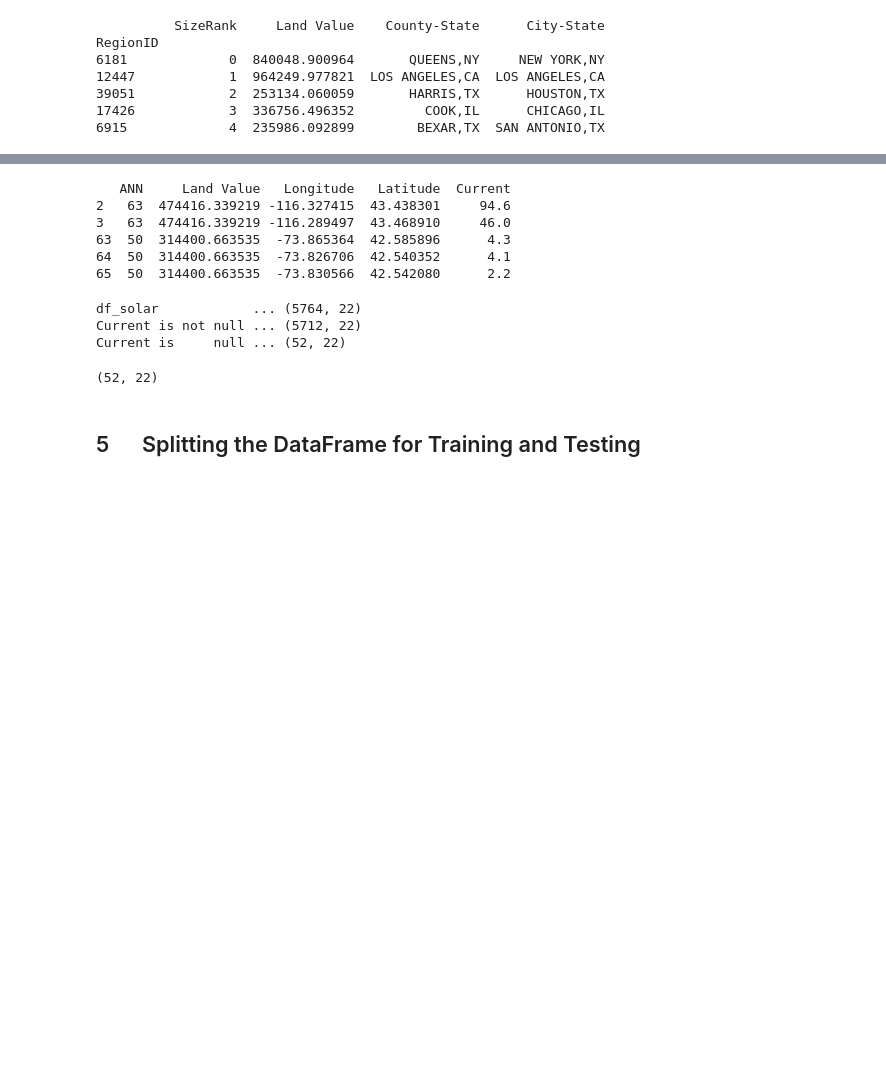
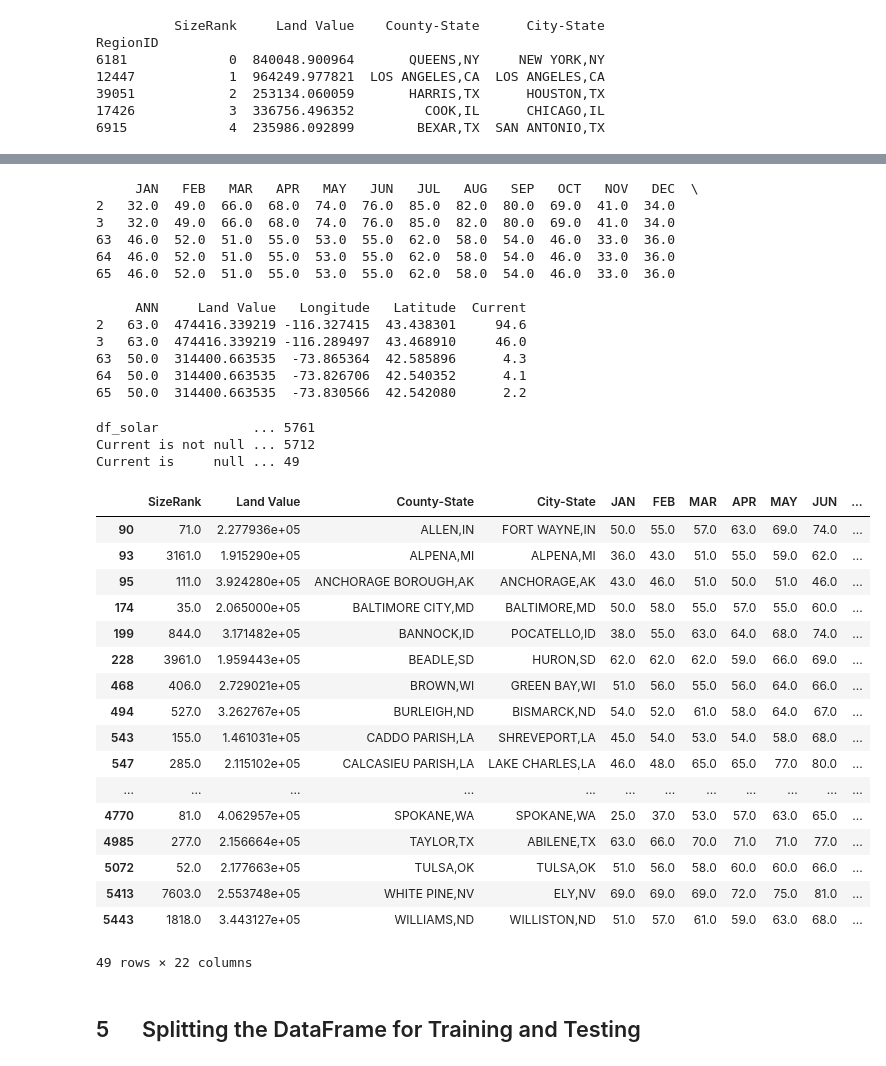
Before and after one commit to Nathan-Oyama-Personal/berkeley-ai, a Jupyter notebook: module20/eda.ipynb, the cells around one changed output, grey strips where cells are left out. Cells and saved outputs as stored; diff of their text form; code cells hidden in the pictures; blank space fills up the shorter version.

```diff
--- a/module20/eda.ipynb
+++ b/module20/eda.ipynb
@@ -303,0 +440,2 @@ df_sunshine
+# %%
+df_sunshine.dropna(inplace=True)
@@ -415,29 +693,54 @@ print(df_solar.shape)
 # %%
 df_solar_ml = pd.DataFrame()
 df_solar_ml = df_solar[[
+    'JAN','FEB','MAR','APR','MAY','JUN','JUL','AUG','SEP','OCT','NOV','DEC',
     'ANN', 'Land Value', 'Longitude', 'Latitude', 'Current'
-    ]].query('ANN.notnull()') # SizeRank?
+    ]].query('ANN.notnull()')
 
 print(df_solar_ml.head())
 # %% [output]
-   ANN     Land Value   Longitude   Latitude  Current
-2   63  474416.339219 -116.327415  43.438301     94.6
-3   63  474416.339219 -116.289497  43.468910     46.0
-63  50  314400.663535  -73.865364  42.585896      4.3
-64  50  314400.663535  -73.826706  42.540352      4.1
-65  50  314400.663535  -73.830566  42.542080      2.2
+     JAN   FEB   MAR   APR   MAY   JUN   JUL   AUG   SEP   OCT   NOV   DEC  \
+2   32.0  49.0  66.0  68.0  74.0  76.0  85.0  82.0  80.0  69.0  41.0  34.0
+3   32.0  49.0  66.0  68.0  74.0  76.0  85.0  82.0  80.0  69.0  41.0  34.0
+63  46.0  52.0  51.0  55.0  53.0  55.0  62.0  58.0  54.0  46.0  33.0  36.0
+64  46.0  52.0  51.0  55.0  53.0  55.0  62.0  58.0  54.0  46.0  33.0  36.0
+65  46.0  52.0  51.0  55.0  53.0  55.0  62.0  58.0  54.0  46.0  33.0  36.0
+
+     ANN     Land Value   Longitude   Latitude  Current
+2   63.0  474416.339219 -116.327415  43.438301     94.6
+3   63.0  474416.339219 -116.289497  43.468910     46.0
+63  50.0  314400.663535  -73.865364  42.585896      4.3
+64  50.0  314400.663535  -73.826706  42.540352      4.1
+65  50.0  314400.663535  -73.830566  42.542080      2.2
 # %%
-print("df_solar            ...", df_solar.shape)
-print("Current is not null ...", df_solar.query('Current.notnull()').shape)
-print("Current is     null ...", df_solar.query('Current.isnull()' ).shape)
+print("df_solar            ...", df_solar.shape[0])
+print("Current is not null ...", df_solar.query('Current.notnull()').shape[0])
+print("Current is     null ...", df_solar.query('Current.isnull()' ).shape[0])
 # %% [output]
-df_solar            ... (5764, 22)
-Current is not null ... (5712, 22)
-Current is     null ... (52, 22)
+df_solar            ... 5761
+Current is not null ... 5712
+Current is     null ... 49
 # %%
-df_solar.query('Current.isnull()').shape
+df_solar.query('Longitude.isnull()')
 # %% [output]
+|  | SizeRank | Land Value | County-State | City-State | JAN | FEB | MAR | APR | MAY | JUN | ... |
+| 90 | 71.0 | 2.277936e+05 | ALLEN,IN | FORT WAYNE,IN | 50.0 | 55.0 | 57.0 | 63.0 | 69.0 | 74.0 | ... |
+| 93 | 3161.0 | 1.915290e+05 | ALPENA,MI | ALPENA,MI | 36.0 | 43.0 | 51.0 | 55.0 | 59.0 | 62.0 | ... |
+| 95 | 111.0 | 3.924280e+05 | ANCHORAGE BOROUGH,AK | ANCHORAGE,AK | 43.0 | 46.0 | 51.0 | 50.0 | 51.0 | 46.0 | ... |
+| 174 | 35.0 | 2.065000e+05 | BALTIMORE CITY,MD | BALTIMORE,MD | 50.0 | 58.0 | 55.0 | 57.0 | 55.0 | 60.0 | ... |
+| 199 | 844.0 | 3.171482e+05 | BANNOCK,ID | POCATELLO,ID | 38.0 | 55.0 | 63.0 | 64.0 | 68.0 | 74.0 | ... |
+| 228 | 3961.0 | 1.959443e+05 | BEADLE,SD | HURON,SD | 62.0 | 62.0 | 62.0 | 59.0 | 66.0 | 69.0 | ... |
+| 468 | 406.0 | 2.729021e+05 | BROWN,WI | GREEN BAY,WI | 51.0 | 56.0 | 55.0 | 56.0 | 64.0 | 66.0 | ... |
+| 494 | 527.0 | 3.262767e+05 | BURLEIGH,ND | BISMARCK,ND | 54.0 | 52.0 | 61.0 | 58.0 | 64.0 | 67.0 | ... |
+| 543 | 155.0 | 1.461031e+05 | CADDO PARISH,LA | SHREVEPORT,LA | 45.0 | 54.0 | 53.0 | 54.0 | 58.0 | 68.0 | ... |
+| 547 | 285.0 | 2.115102e+05 | CALCASIEU PARISH,LA | LAKE CHARLES,LA | 46.0 | 48.0 | 65.0 | 65.0 | 77.0 | 80.0 | ... |
+| ... | ... | ... | ... | ... | ... | ... | ... | ... | ... | ... | ... |
+| 4770 | 81.0 | 4.062957e+05 | SPOKANE,WA | SPOKANE,WA | 25.0 | 37.0 | 53.0 | 57.0 | 63.0 | 65.0 | ... |
+| 4985 | 277.0 | 2.156664e+05 | TAYLOR,TX | ABILENE,TX | 63.0 | 66.0 | 70.0 | 71.0 | 71.0 | 77.0 | ... |
+| 5072 | 52.0 | 2.177663e+05 | TULSA,OK | TULSA,OK | 51.0 | 56.0 | 58.0 | 60.0 | 60.0 | 66.0 | ... |
+| 5413 | 7603.0 | 2.553748e+05 | WHITE PINE,NV | ELY,NV | 69.0 | 69.0 | 69.0 | 72.0 | 75.0 | 81.0 | ... |
+| 5443 | 1818.0 | 3.443127e+05 | WILLIAMS,ND | WILLISTON,ND | 51.0 | 57.0 | 61.0 | 59.0 | 63.0 | 68.0 | ... |
-(52, 22)
+49 rows × 22 columns
 # %% [markdown]
 ## 5 &emsp; Splitting the DataFrame for Training and Testing
 # %%
```
Also changed, not shown: parts of 65 cells of this notebook, 2 other files.
